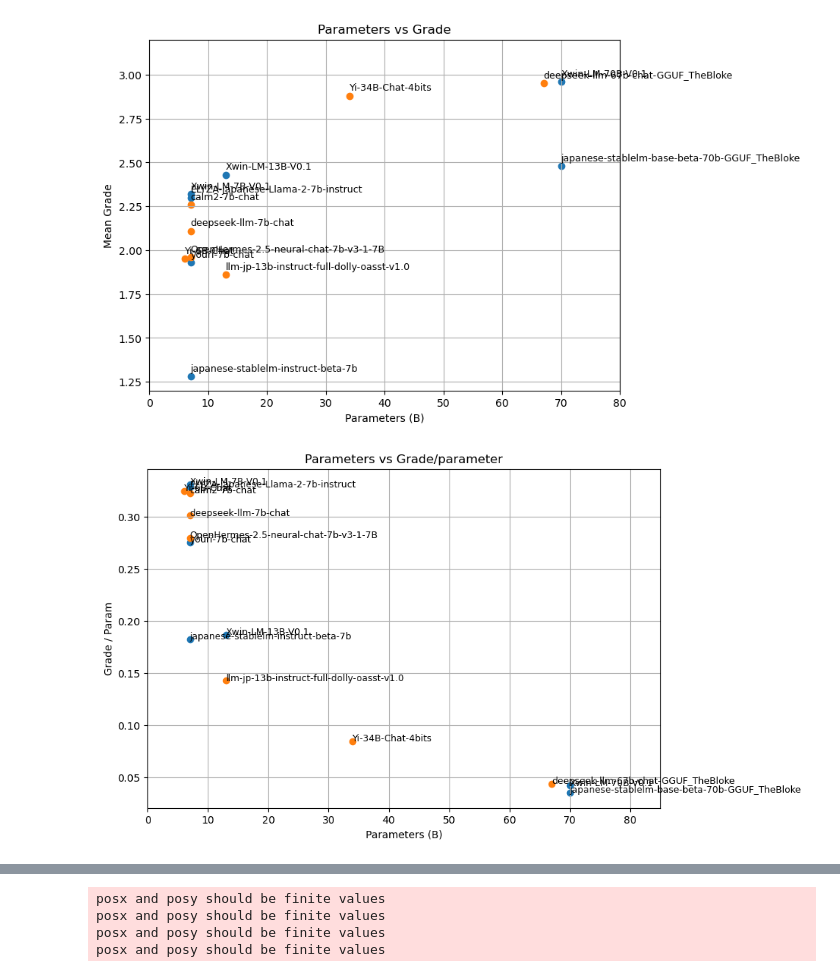
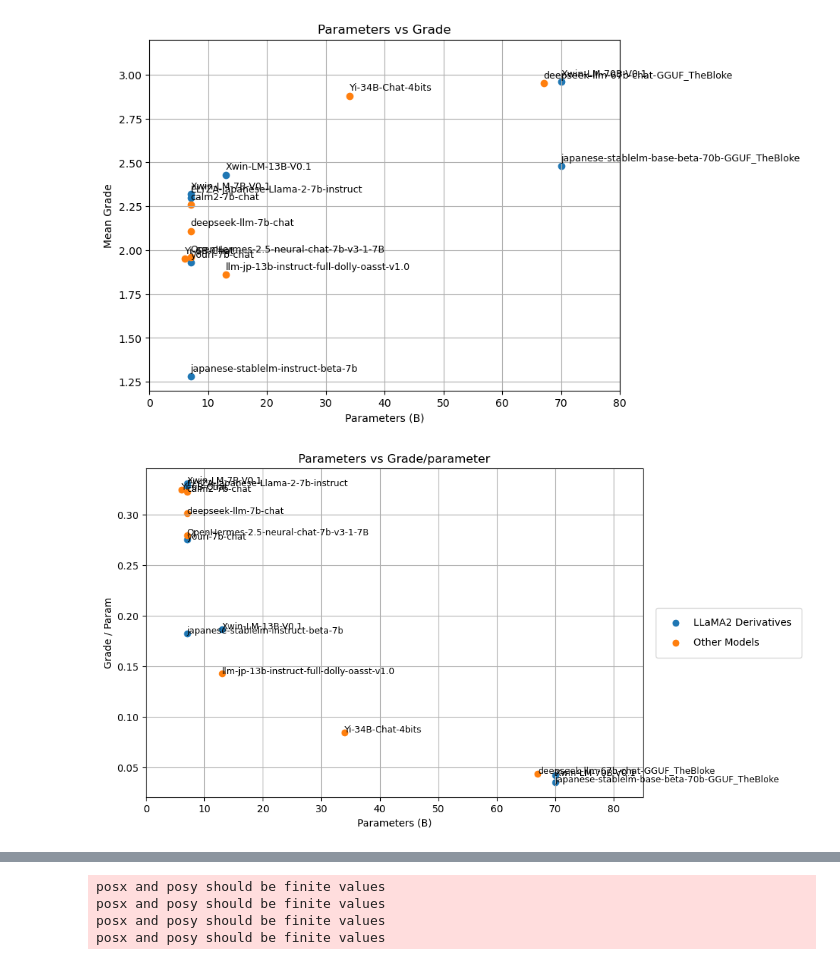
Before and after one commit to Northern-System-Service/gpt4-autoeval, a Jupyter notebook: comparison.ipynb, the cells around one changed output, grey strips where cells are left out. Drawn from its saved outputs; the diff is of its cells as text; code cells hidden in the pictures.

```diff
--- a/comparison.ipynb
+++ b/comparison.ipynb
@@ -433,39 +448,44 @@ plt.figure(figsize=(9, 6))
 
 # Scatter plot for models that are derivatives of LLaMA2
 llama2_models = df_attrs[df_attrs['is_llama2'] == True]
-plt.scatter(
+llama2_scatter = plt.scatter(
     llama2_models['num_params_b'],
     llama2_models["mean"] / llama2_models["num_params_b"],
     # s=llama2_models["num_tokens_b"] / 5,
     label='LLaMA2 Derivatives'
 )
 
 # Scatter plot for other models
 other_models = df_attrs[df_attrs['is_llama2'] == False]
-plt.scatter(
+other_scatter = plt.scatter(
     other_models['num_params_b'],
     other_models["mean"] / other_models["num_params_b"],
     # s=other_models["num_tokens_b"] / 5,
     label='Other Models'
 )
 
 # Annotate each data point with the model name
 for model_name, row in df_attrs.iterrows():
     plt.text(
         row['num_params_b'],
         row["mean"] / row["num_params_b"],
         model_name,
         fontsize=9,
         ha='left'
     )
 
 plt.title('Parameters vs Grade/parameter')
 plt.xlabel('Parameters (B)')
 plt.ylabel('Grade / Param')
 # plt.xscale('log')  # Log scale for better visualization if numbers vary widely
+
+# Legend for model types
+plt.legend(handles=[llama2_scatter, other_scatter], labels=['LLaMA2 Derivatives', 'Other Models'], loc='center right', title='Model Types')
+plt.legend(bbox_to_anchor=(1.32, 0.5), loc="center right", borderaxespad=0, labelspacing=1, borderpad=1)
+
 plt.yscale('linear')
 plt.xlim(0, 85)
 plt.grid()
 plt.show()
 # %% [output]
-[figure, old version]
+[figure, new version]
```
Also changed, not shown: parts of 5 cells of this notebook, 15 other files.
